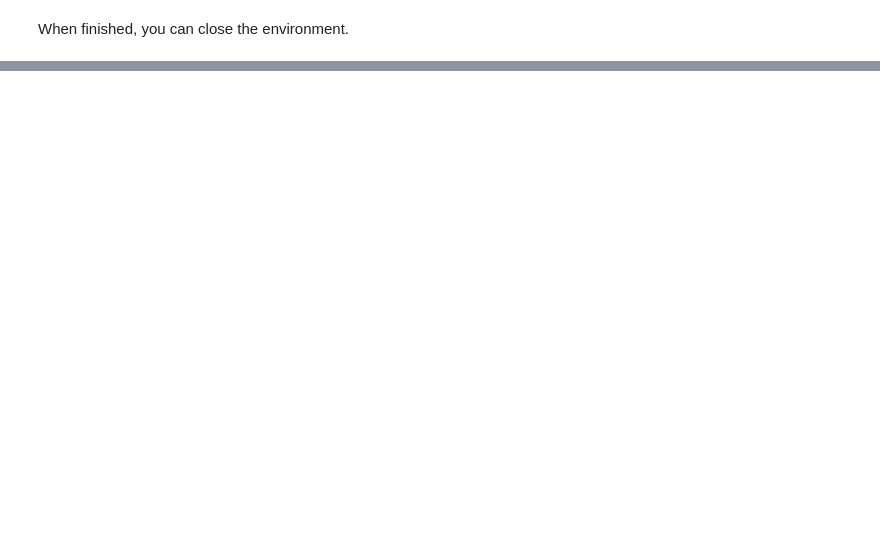
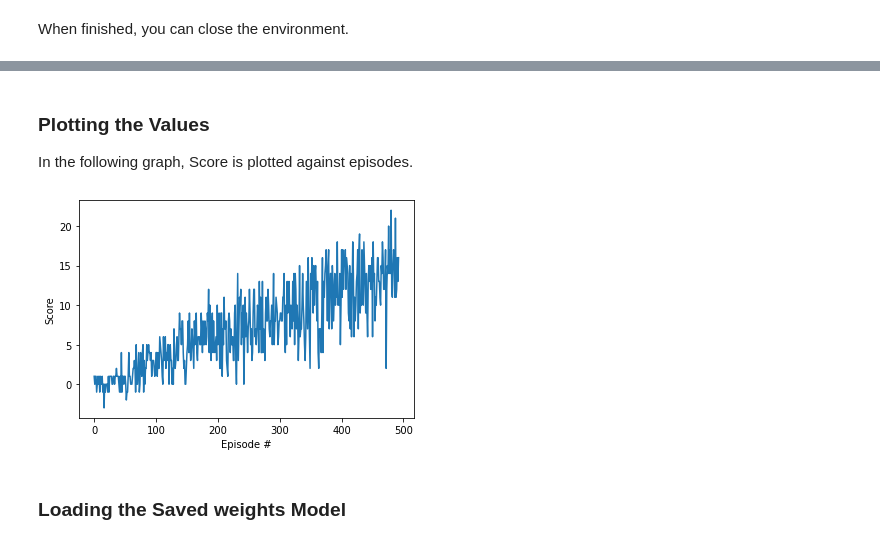
Before and after one commit to saadshamim01/deep-reinforcement-learning, a Jupyter notebook: p1_navigation/Navigation.ipynb, the cells around one changed output, grey strips where cells are left out. Cells and saved outputs as stored; diff of their text form; code cells hidden in the pictures; blank space fills up the shorter version.

```diff
--- a/p1_navigation/Navigation.ipynb
+++ b/p1_navigation/Navigation.ipynb
@@ -217,30 +264,0 @@ def dqn(n_episodes=2000, eps_start=.99, eps_end=0.01, eps_decay = .996, train_nu
-# %%
-import random
-
-list_fc1_units = []
-list_fc2_units = []
-list_eps_start = []
-list_episodes  = []
-
-numb_of_trains = 5 # 10
-for i in range(0, numb_of_trains):
-    #generate random number of nodes
-
-    fc1_nodes = random.randrange(48, 128, 16) # possible numbers : 48, 64, 80, 96, 112, 128 ( > 37)
-
-    fc2_nodes = random.randrange(fc1_nodes - 16 , fc1_nodes + 16, 8)   # possible numbers  with step 8
-
-    #randomly initialize epsilon
-    epsilon_start = random.randrange(988, 995, 1)/1000.
-
-    print('fc1_units: ', fc1_nodes, ', fc2_units: ', fc2_nodes)
-    print('train_numb: ', i, 'eps_start: ',epsilon_start)
-    agent = Agent(state_size=37, action_size=4, seed=1, fc1_units=fc1_nodes, fc2_units=fc2_nodes)
-    scores, episodes = dqn(n_episodes = 2000, eps_start = epsilon_start, train_numb=i)  # train with current params
-    list_fc1_units.append(fc1_nodes)
-    list_fc2_units.append(fc2_nodes)
-    list_eps_start.append(epsilon_start)
-    list_episodes.append(episodes)
-    plt.plot(scores)
-    plt.show()
-    print("\n********************************************************\n")
@@ -281,0 +265,17 @@ Episode: 572, elapsed: 0:06:42.641963, Avg.Score: 13.04,  score 14.0, How many s
+# %% [markdown]
+### Plotting the Values
+
+In the following graph, Score is plotted against episodes.
+# %%
+# train with current params
+# plot the scores
+fig = plt.figure()
+ax = fig.add_subplot(111)
+plt.plot(np.arange(len(scores)), scores)
+plt.ylabel('Score')
+plt.xlabel('Episode #')
+plt.show()
+# %% [output]
+[figure, added]
+# %% [markdown]
+### Loading the Saved weights Model
```
Also changed, not shown: parts of 9 cells of this notebook, 18 other files.
